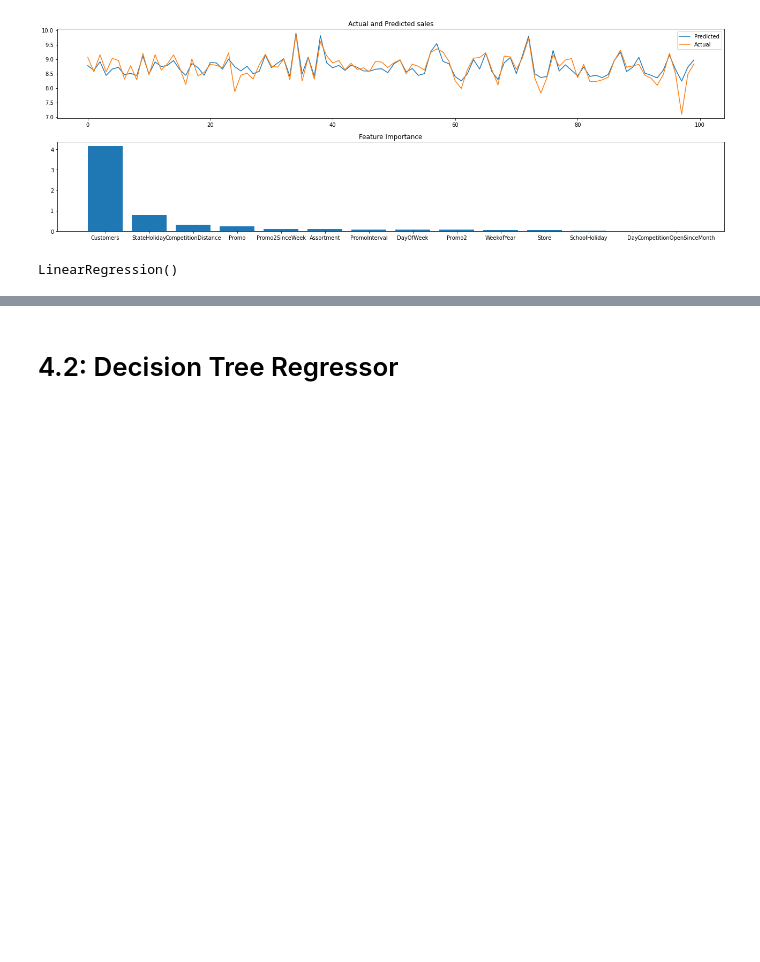
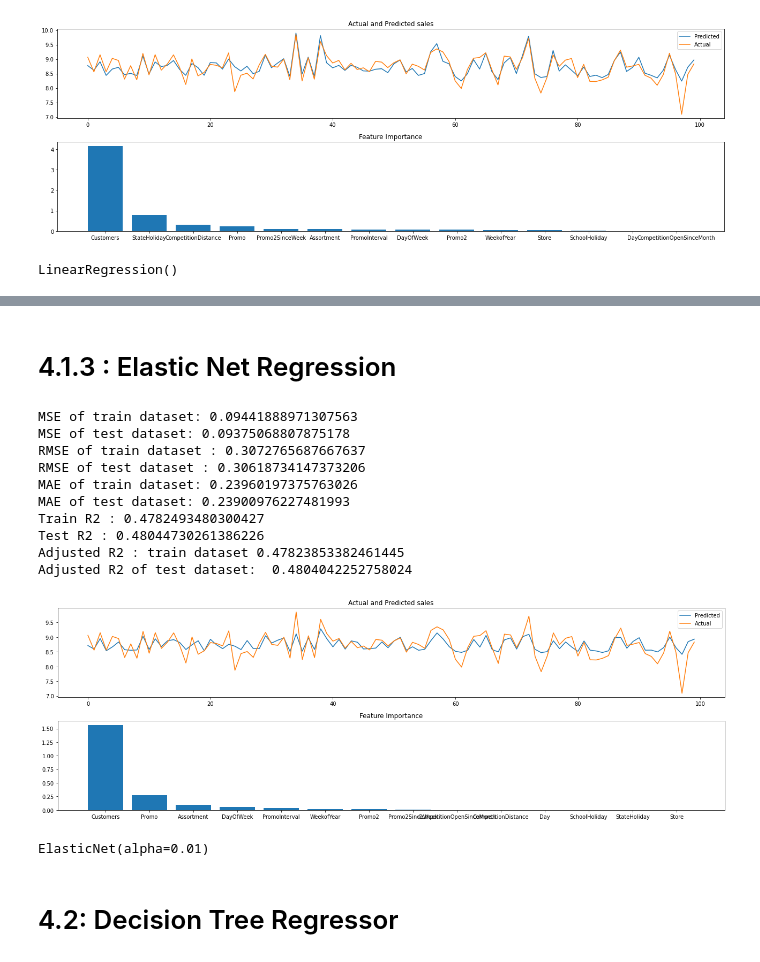
Before and after one commit to Kondasagar/Retail-Sales-Prediction-Regression-Model, a Jupyter notebook: Rossmann_Sales_Prediction_Capstone_Project.ipynb, the cells around one changed output, grey strips where cells are left out. Drawn from its saved outputs; the diff is of its cells as text; code cells hidden in the pictures; blank space fills up the shorter version.

```diff
--- a/Rossmann_Sales_Prediction_Capstone_Project.ipynb
+++ b/Rossmann_Sales_Prediction_Capstone_Project.ipynb
@@ -841,3 +879,23 @@ LinearRegression()
+# %% [markdown]
+# 4.1.3 : Elastic Net Regression
+# %%
+#a * L1 + b * L2
+#alpha = a + b and l1_ratio = a / (a + b)
+elasticnet = ElasticNet(alpha=0.01, l1_ratio=0.5)
+analyse_model(elasticnet, X_train_scaled, X_test_scaled, y_train, y_test)
+# %% [output]
+MSE of train dataset: 0.09441888971307563
+MSE of test dataset: 0.09375068807875178
+RMSE of train dataset : 0.3072765687667637
+RMSE of test dataset : 0.30618734147373206
+MAE of train dataset: 0.23960197375763026
+MAE of test dataset: 0.23900976227481993
+Train R2 : 0.4782493480300427
+Test R2 : 0.48044730261386226
+Adjusted R2 : train dataset 0.47823853382461445
+Adjusted R2 of test dataset:  0.4804042252758024
+[figure, added]
+ElasticNet(alpha=0.01)
 # %% [markdown]
 # 4.2: Decision Tree Regressor
 # %%
```
Also changed, not shown: parts of 5 cells of this notebook.
